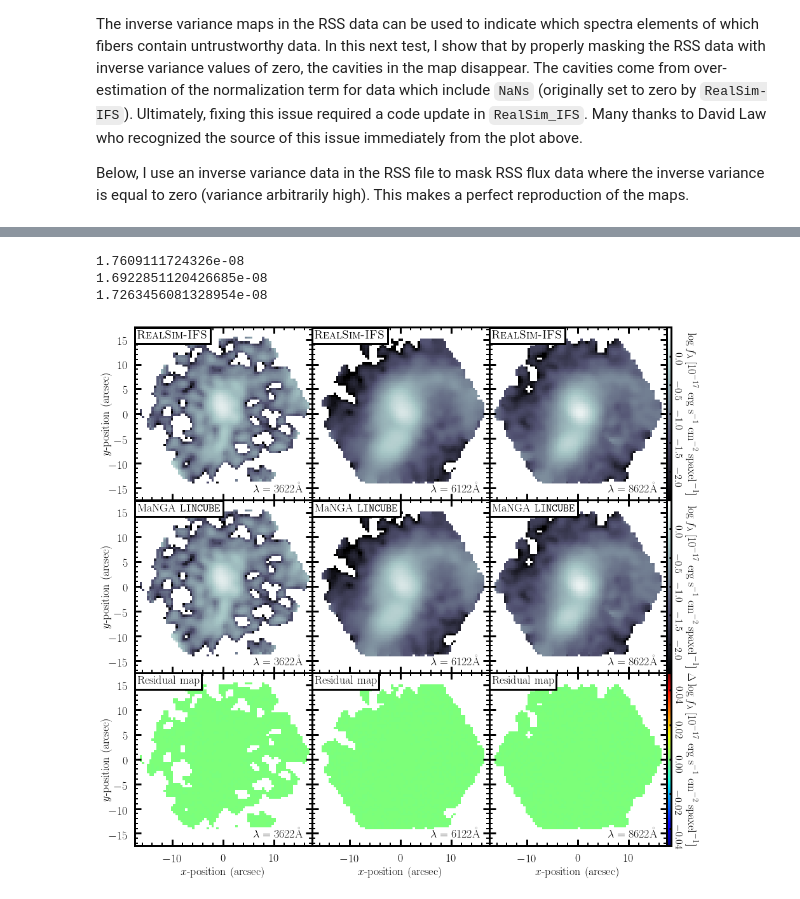
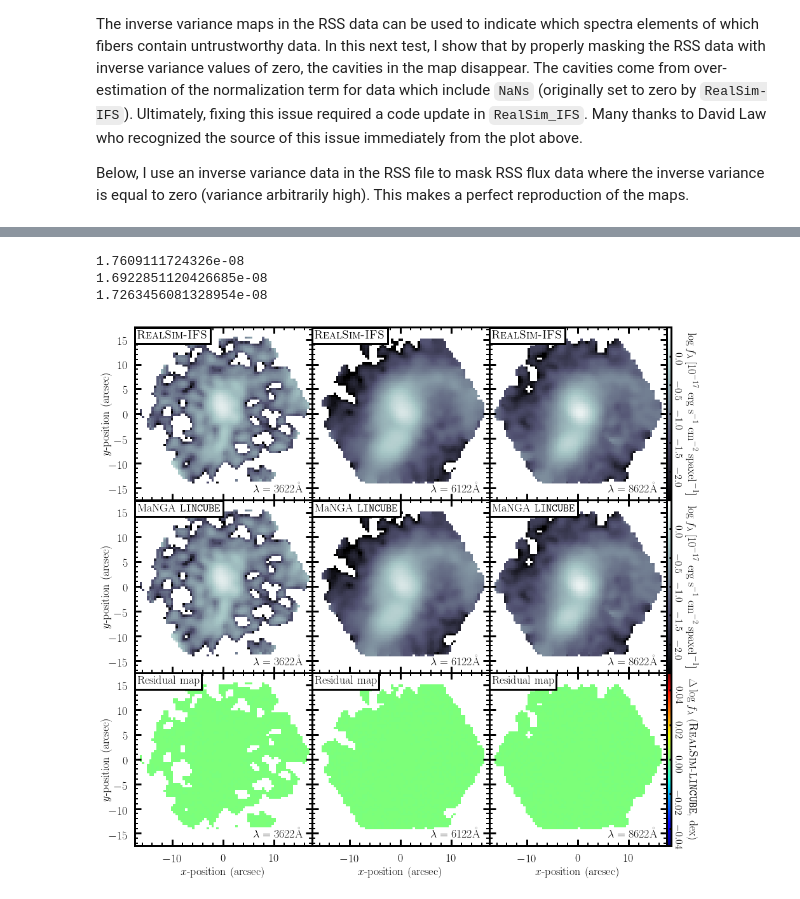
Before and after one commit to cbottrell/RealSim-IFS, a Jupyter notebook: MaNGA_RSS_File_test.ipynb, the cells around one changed output, grey strips where cells are left out. Saved outputs shown, nothing was run; the diff lists cells and outputs as text; code cells hidden in the pictures.

```diff
--- a/MaNGA_RSS_File_test.ipynb
+++ b/MaNGA_RSS_File_test.ipynb
@@ -502,9 +502,9 @@ ax.set_ylabel(r'$y$-position (arcsec)',fontsize=18,labelpad=-5)
 
 ax = axarr[2]
 im = ax.imshow(np.log10(wl_image)-np.log10(np.sum(lincube,axis=0)),cmap='jet',origin='lower',vmin=-0.05,vmax=0.05,extent=(-17.5,17.5,-17.5,17.5))
-label = r'$\Delta \log f_{\mathrm{WL}}\; [10^{-17} \; \mathrm{erg} \; \mathrm{s}^{-1} \; \mathrm{cm}^{-2} \; \mathrm{spaxel}^{-1}]$'
+label = r'$\Delta \log f_{\mathrm{WL}}$ (\textsc{RealSim}-\texttt{LINCUBE}, dex)'
 ax.text(0.014,0.014,r'Residual map',fontsize=18,color='black',ha='left',va='bottom',transform=ax.transAxes,bbox=bbox)
 add_colorbar(im,ax,label,colour='black')
 
-#fig.savefig('RSS_OUTCUBE_Comparison.pdf',bbox_inches='tight')
+fig.savefig('RSS_OUTCUBE_Comparison.pdf',bbox_inches='tight')
 # %% [output]
@@ -866,32 +866,32 @@ im = ax.imshow(np.log10(out_cube[1])-np.log10(lincube[index2]),cmap='jet',origin
 ax.text(0.015,1-0.015,r'Residual map',fontsize=18,color='black',ha='left',va='top',transform=ax.transAxes,bbox=bbox)
 ax.text(1-0.05,0.03,r'$\lambda={{{:.0f}}}$\AA'.format(lam[index2]),fontsize=18,color='black',ha='right',va='bottom',transform=ax.transAxes,bbox=None)
 
 ax = axarr[2]
 im = ax.imshow(np.log10(out_cube[2]),cmap=cmap,origin='lower',vmin=-2.5,vmax=0.5,extent=(-17.5,17.5,-17.5,17.5),aspect='auto')
 ax.text(0.015,1-0.015,r'\textsc{RealSim-IFS}',fontsize=18,color='black',ha='left',va='top',transform=ax.transAxes,bbox=bbox)
 ax.text(1-0.05,0.03,r'$\lambda={{{:.0f}}}$\AA'.format(lam[index3]),fontsize=18,color='black',ha='right',va='bottom',transform=ax.transAxes,bbox=None)
 label = r'$\log f_{\lambda}\; [10^{-17} \; \mathrm{erg} \; \mathrm{s}^{-1} \; \mathrm{cm}^{-2} \; \mathrm{spaxel}^{-1}]$'
 add_colorbar(im,ax,label,colour='black')
 
 ax = axarr[5]
 im = ax.imshow(np.log10(lincube[index3]),cmap=cmap,origin='lower',vmin=-2.5,vmax=0.5,extent=(-17.5,17.5,-17.5,17.5),aspect='auto')
 ax.text(0.015,1-0.015,r'MaNGA \texttt{LINCUBE}',fontsize=18,color='black',ha='left',va='top',transform=ax.transAxes,bbox=bbox)
 ax.text(1-0.05,0.03,r'$\lambda={{{:.0f}}}$\AA'.format(lam[index3]),fontsize=18,color='black',ha='right',va='bottom',transform=ax.transAxes,bbox=None)
 add_colorbar(im,ax,label,colour='black')
 
 ax = axarr[8]
 im = ax.imshow(np.log10(out_cube[2])-np.log10(lincube[index3]),cmap='jet',origin='lower',vmin=-0.05,vmax=0.05,extent=(-17.5,17.5,-17.5,17.5),aspect='auto')
 ax.text(0.015,1-0.015,r'Residual map',fontsize=18,color='black',ha='left',va='top',transform=ax.transAxes,bbox=bbox)
 ax.text(1-0.05,0.03,r'$\lambda={{{:.0f}}}$\AA'.format(lam[index3]),fontsize=18,color='black',ha='right',va='bottom',transform=ax.transAxes,bbox=None)
-label = r'$\Delta \log f_{\lambda}\; [10^{-17} \; \mathrm{erg} \; \mathrm{s}^{-1} \; \mathrm{cm}^{-2} \; \mathrm{spaxel}^{-1}]$'
+label = r'$\Delta \log f_{\lambda}$ (\textsc{RealSim}-\texttt{LINCUBE}, dex)'
 add_colorbar(im,ax,label,colour='black',dropticks=False)
 
 print(np.nanmedian(np.log10(out_cube[0])-np.log10(lincube[index1])))
 print(np.nanmedian(np.log10(out_cube[1])-np.log10(lincube[index2])))
 print(np.nanmedian(np.log10(out_cube[2])-np.log10(lincube[index3])))
 fig.savefig('RSS_Slice_Demo_IVAR.pdf',bbox_inches='tight')
 # %% [output]
 1.7609111724326e-08
 1.6922851120426685e-08
 1.7263456081328954e-08
-[figure, old version]
+[figure, new version]
```
Also changed, not shown: parts of 4 cells of this notebook.
